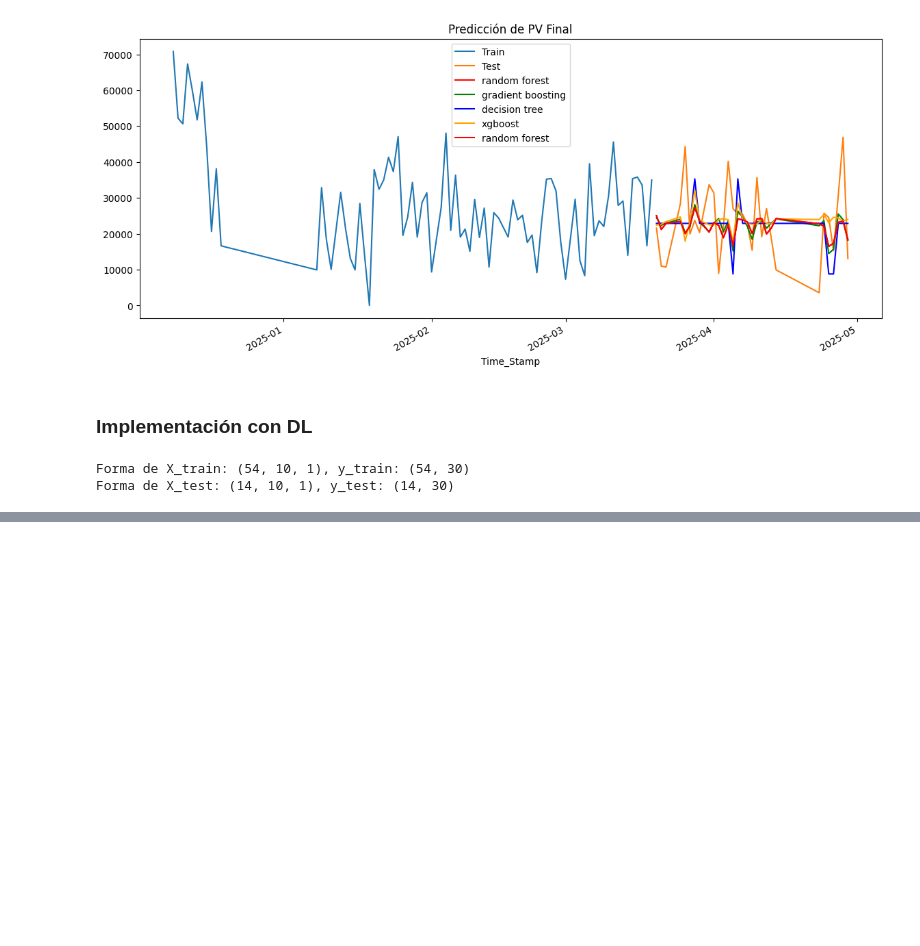
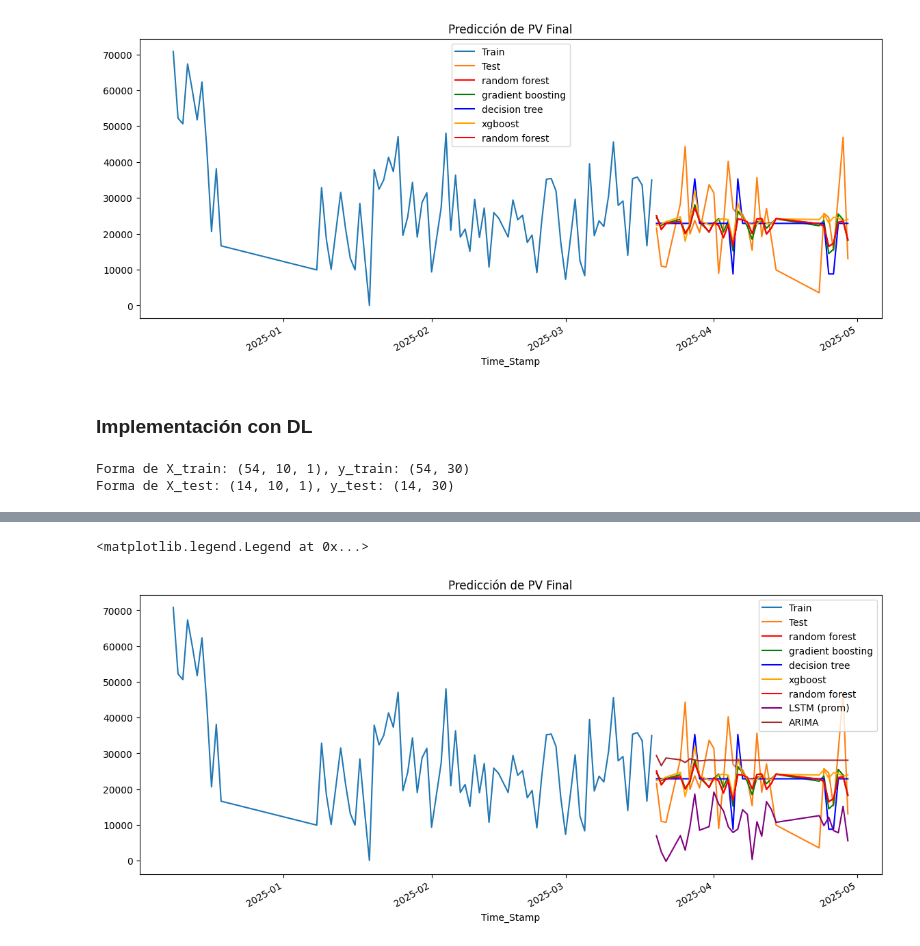
Before and after one commit to velasquezjeisson/udem, a Jupyter notebook: Proyecto 2/Proyecto2_V2.ipynb, the cells around one changed output, grey strips where cells are left out. Saved outputs shown, nothing was run; the diff lists cells and outputs as text; code cells hidden in the pictures; blank space fills up the shorter version.

```diff
--- a/Proyecto 2/Proyecto2_V2.ipynb
+++ b/Proyecto 2/Proyecto2_V2.ipynb
@@ -678,0 +727,19 @@ plt.legend()
+# %%
+# lstm_mean_pred = predicciones.mean(axis=1)  # (14,)
+lstm_mean_pred = predicciones[0]  # (14,)
+
+plt.figure(figsize=(14, 6))  # ← amplia el tamaño de la figura
+y_train.plot(label='Train')
+y_test.plot(label='Test')
+plt.plot(y_test.index, y_pred_rf, label='random forest', color='red')
+plt.plot(y_test.index, y_pred_gb, label='gradient boosting', color='green')
+plt.plot(y_test.index, y_pred_dt, label='decision tree', color='blue')
+plt.plot(y_test.index, y_pred_xgb, label='xgboost', color='orange')
+plt.plot(y_test.index, y_pred_rf, label='random forest', color='red')
+plt.plot(y_test.index[:len(lstm_mean_pred)], lstm_mean_pred, label='LSTM (prom)', color='purple')
+plt.plot(y_test.index, y_pred_arima, label='ARIMA', color='brown')
+plt.title('Predicción de PV Final')
+plt.legend()
+# %% [output]
+<matplotlib.legend.Legend at 0x...>
+[figure, added]
```
Also changed, not shown: parts of 13 cells of this notebook, 3 other files.
